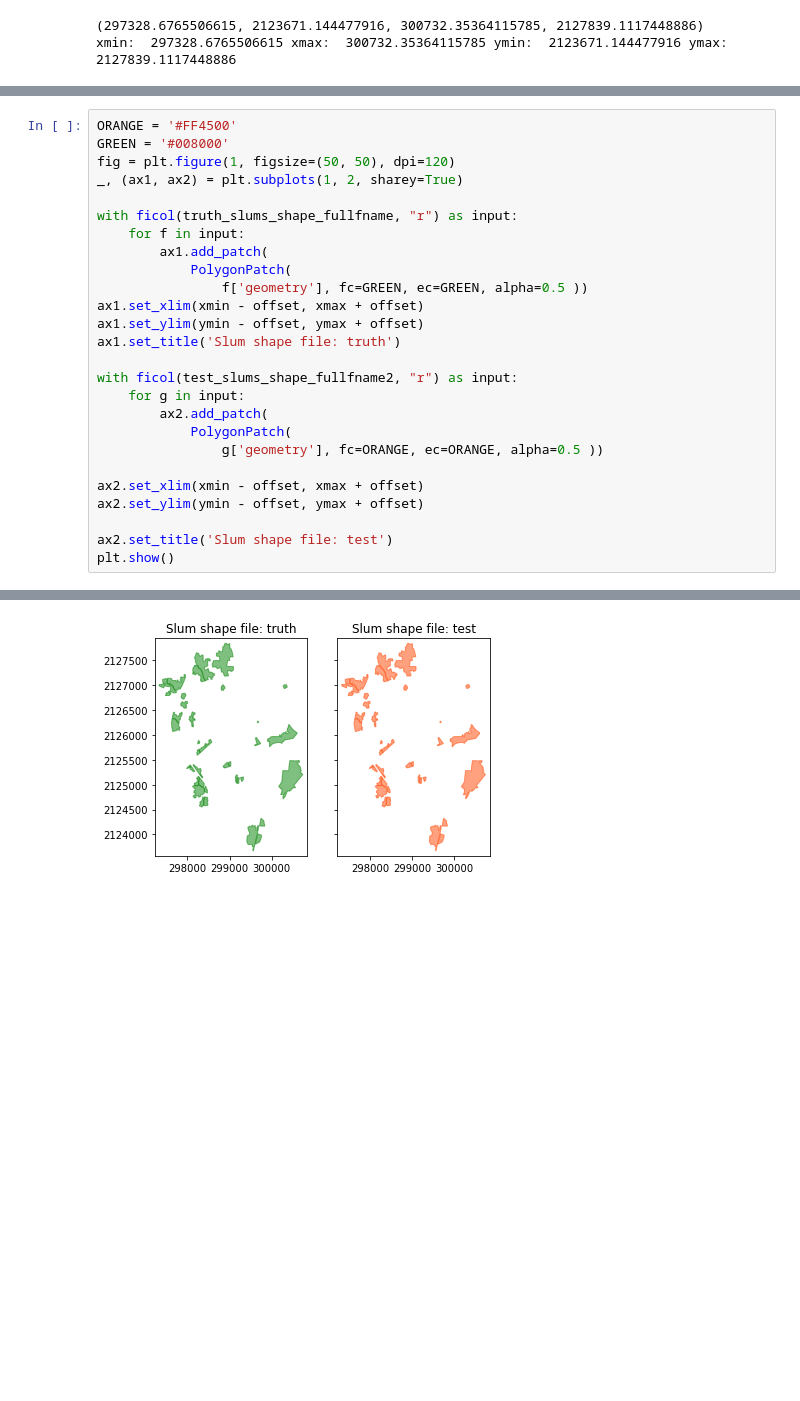
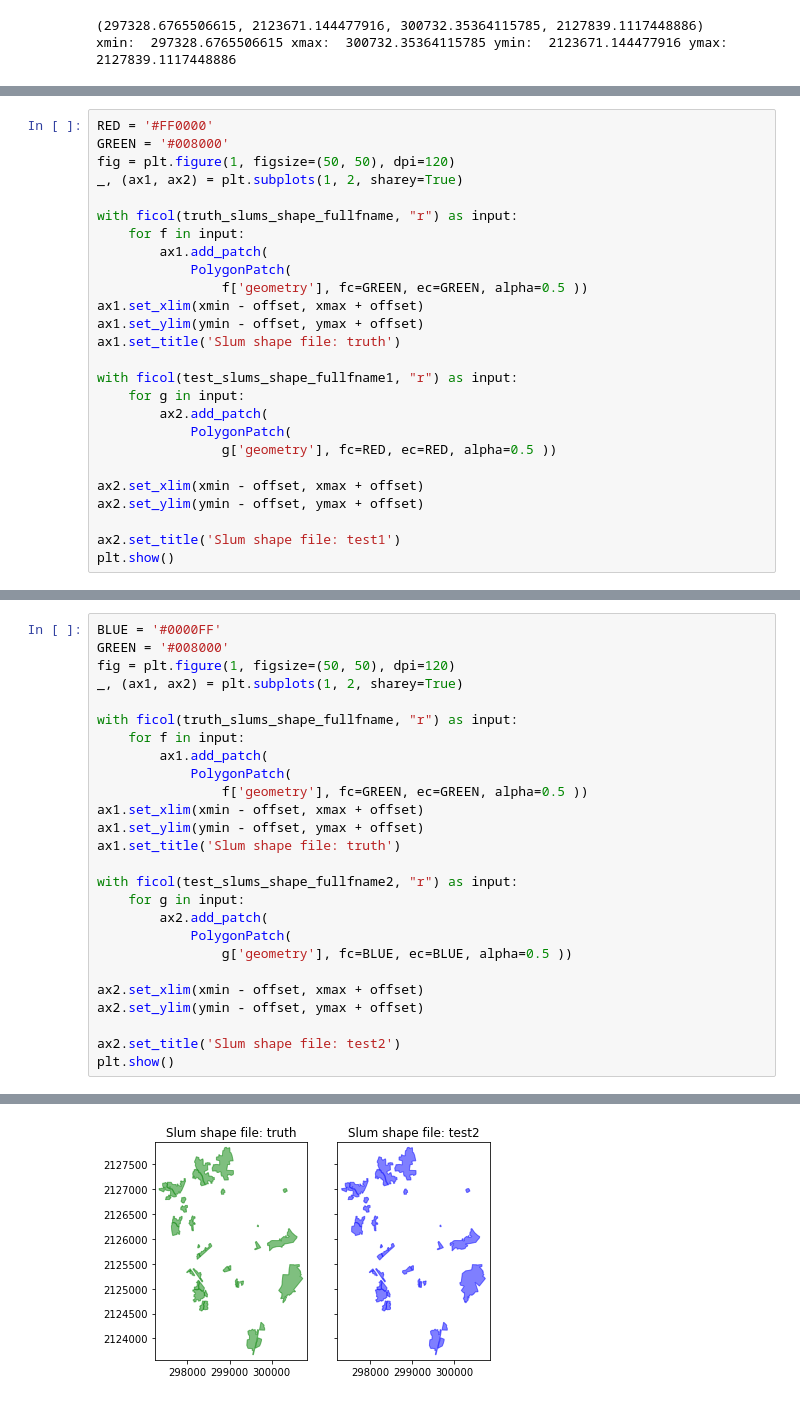
Before and after one commit to DynaSlum/satsense, a Jupyter notebook: Python/Notebooks/source_notebooks/JaccardIndexShapeFiles.ipynb, the cells around one changed output, grey strips where cells are left out. Cells and saved outputs as stored; diff of their text form; blank space fills up the shorter version.

Commit message:
Loading and displaying shape files - works for Kalyan slums shape file and modified shapefiles

```diff
--- a/Python/Notebooks/source_notebooks/JaccardIndexShapeFiles.ipynb
+++ b/Python/Notebooks/source_notebooks/JaccardIndexShapeFiles.ipynb
@@ -54,0 +55,26 @@ Load data and display in figure
+# %%
+RED = '#FF0000'
+GREEN = '#008000'
+fig = plt.figure(1, figsize=(50, 50), dpi=120)
+_, (ax1, ax2) = plt.subplots(1, 2, sharey=True)
+
+with ficol(truth_slums_shape_fullfname, "r") as input:
+    for f in input:
+        ax1.add_patch(
+            PolygonPatch(
+                f['geometry'], fc=GREEN, ec=GREEN, alpha=0.5 ))
+ax1.set_xlim(xmin - offset, xmax + offset)
+ax1.set_ylim(ymin - offset, ymax + offset)
+ax1.set_title('Slum shape file: truth')
+
+with ficol(test_slums_shape_fullfname1, "r") as input:
+    for g in input:
+        ax2.add_patch(
+            PolygonPatch(
+                g['geometry'], fc=RED, ec=RED, alpha=0.5 ))
+
+ax2.set_xlim(xmin - offset, xmax + offset)
+ax2.set_ylim(ymin - offset, ymax + offset)
+
+ax2.set_title('Slum shape file: test1')
+plt.show()
@@ -55,29 +86,29 @@ Load data and display in figure
 # %%
-ORANGE = '#FF4500'
+BLUE = '#0000FF'
 GREEN = '#008000'
 fig = plt.figure(1, figsize=(50, 50), dpi=120)
 _, (ax1, ax2) = plt.subplots(1, 2, sharey=True)
 
 with ficol(truth_slums_shape_fullfname, "r") as input:
     for f in input:
         ax1.add_patch(
             PolygonPatch(
                 f['geometry'], fc=GREEN, ec=GREEN, alpha=0.5 ))
 ax1.set_xlim(xmin - offset, xmax + offset)
 ax1.set_ylim(ymin - offset, ymax + offset)
 ax1.set_title('Slum shape file: truth')
 
 with ficol(test_slums_shape_fullfname2, "r") as input:
     for g in input:
         ax2.add_patch(
             PolygonPatch(
-                g['geometry'], fc=ORANGE, ec=ORANGE, alpha=0.5 ))
+                g['geometry'], fc=BLUE, ec=BLUE, alpha=0.5 ))
 
 ax2.set_xlim(xmin - offset, xmax + offset)
 ax2.set_ylim(ymin - offset, ymax + offset)
 
-ax2.set_title('Slum shape file: test')
+ax2.set_title('Slum shape file: test2')
 plt.show()
 # %% [output]
 <matplotlib.figure.Figure at 0x...>
-[figure, old version]
+[figure, new version]
```
Also changed, not shown: parts of 4 cells of this notebook.
